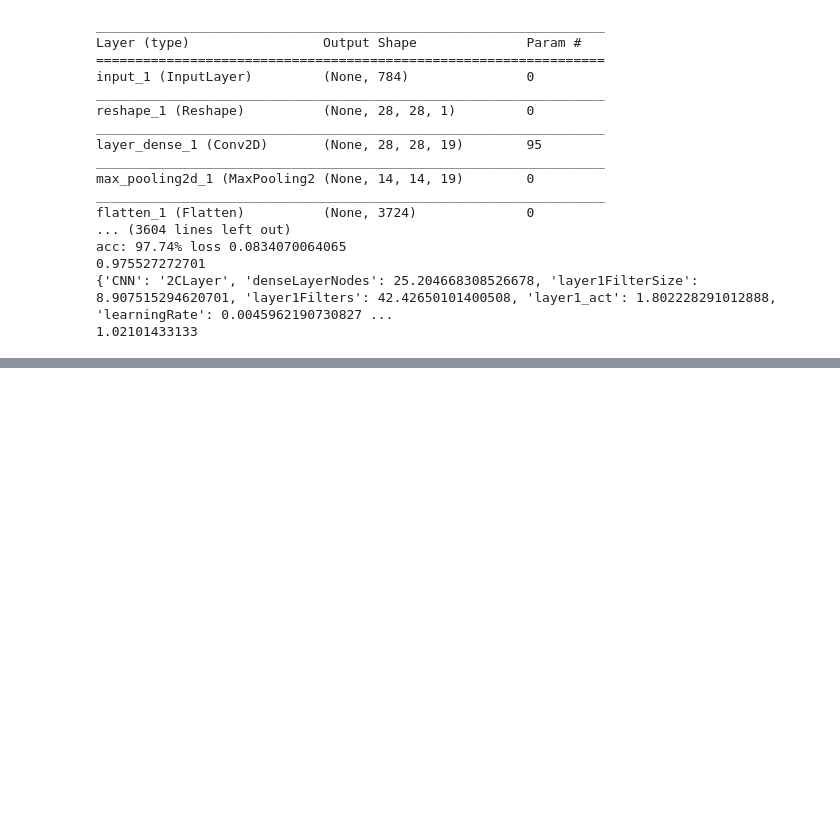
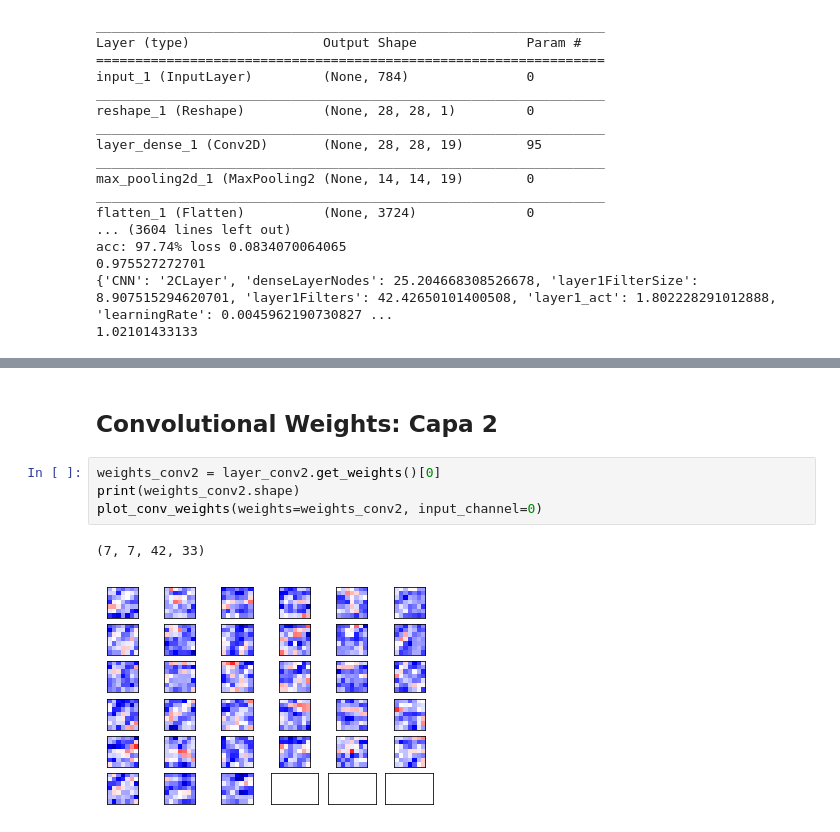
Before and after one commit to gonzalovodanovic/pso_dnn, a Jupyter notebook: pso_mnist_cnn.ipynb, the cells around one changed output, grey strips where cells are left out. Saved outputs shown, nothing was run; the diff lists cells and outputs as text; blank space fills up the shorter version.

```diff
--- a/pso_mnist_cnn.ipynb
+++ b/pso_mnist_cnn.ipynb
@@ -493,0 +574,9 @@ acc: 98.37% loss 0.0552510514956
+# %% [markdown]
+## Convolutional Weights: Capa 2
+# %%
+weights_conv2 = layer_conv2.get_weights()[0]
+print(weights_conv2.shape)
+plot_conv_weights(weights=weights_conv2, input_channel=0)
+# %% [output]
+(7, 7, 42, 33)
+[figure, added]
```
Also changed, not shown: parts of 11 cells of this notebook.
